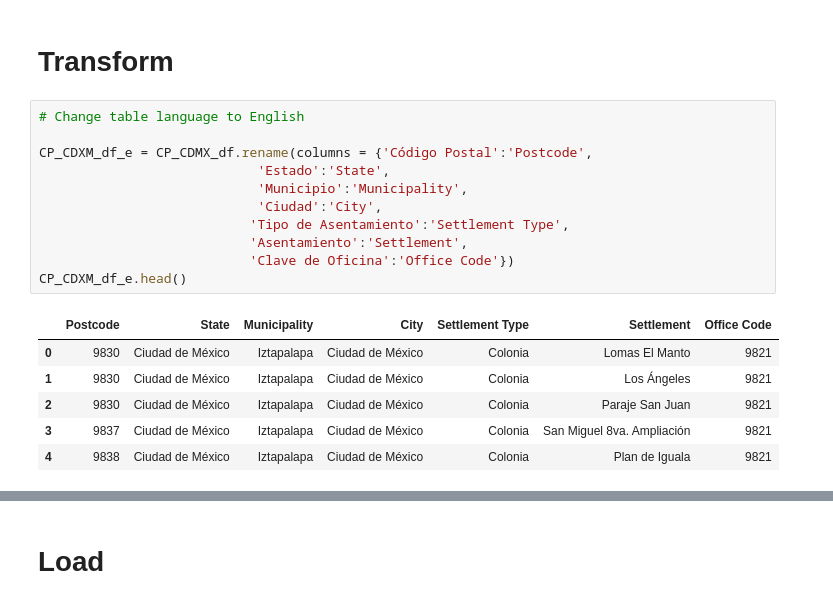
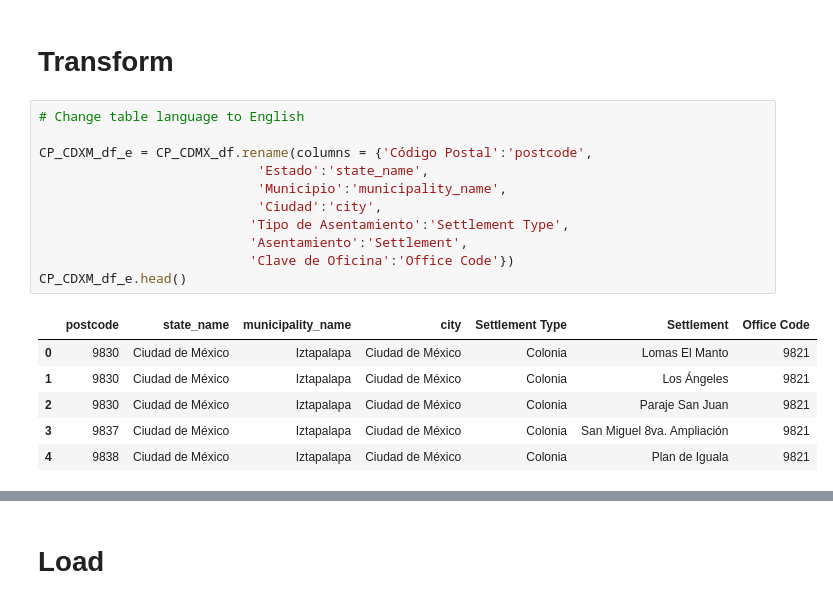
Before and after one commit to Monica-mcm/ETL_Project, a Jupyter notebook: Extract_Transform_Load_Rock_n_Roll.ipynb, the cells around one changed output, grey strips where cells are left out. Drawn from its saved outputs; the diff is of its cells as text.

```diff
--- a/Extract_Transform_Load_Rock_n_Roll.ipynb
+++ b/Extract_Transform_Load_Rock_n_Roll.ipynb
@@ -46,16 +46,16 @@ Starbucksdirectory_df.head()
 # %%
 # Change table language to English
 
-CP_CDXM_df_e = CP_CDMX_df.rename(columns = {'Código Postal':'Postcode',
-                            'Estado':'State',
-                            'Municipio':'Municipality',
-                            'Ciudad':'City',
+CP_CDXM_df_e = CP_CDMX_df.rename(columns = {'Código Postal':'postcode',
+                            'Estado':'state_name',
+                            'Municipio':'municipality_name',
+                            'Ciudad':'city',
                            'Tipo de Asentamiento':'Settlement Type',
                            'Asentamiento':'Settlement',
                            'Clave de Oficina':'Office Code'})
 CP_CDXM_df_e.head()
 # %% [output]
-|  | Postcode | State | Municipality | City | Settlement Type | Settlement | Office Code |
+|  | postcode | state_name | municipality_name | city | Settlement Type | Settlement | Office Code |
 | 0 | 9830 | Ciudad de México | Iztapalapa | Ciudad de México | Colonia | Lomas El Manto | 9821 |
 | 1 | 9830 | Ciudad de México | Iztapalapa | Ciudad de México | Colonia | Los Ángeles | 9821 |
 | 2 | 9830 | Ciudad de México | Iztapalapa | Ciudad de México | Colonia | Paraje San Juan | 9821 |
```
Also changed, not shown: parts of 11 cells of this notebook, 3 other files.
